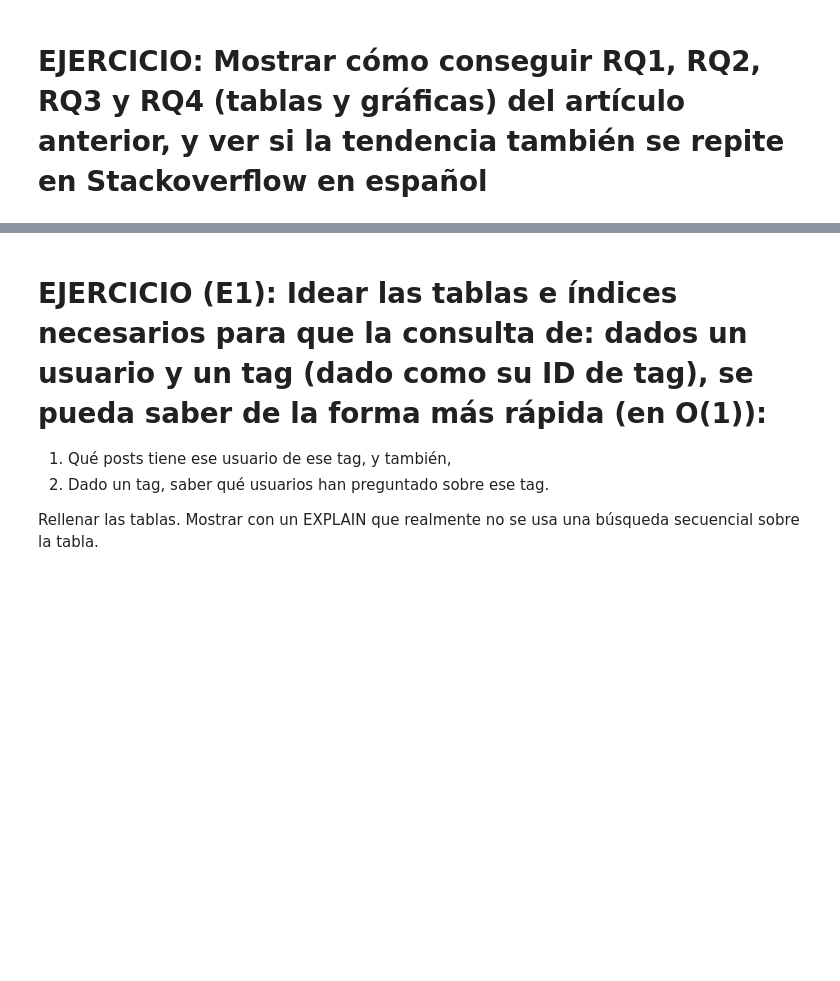
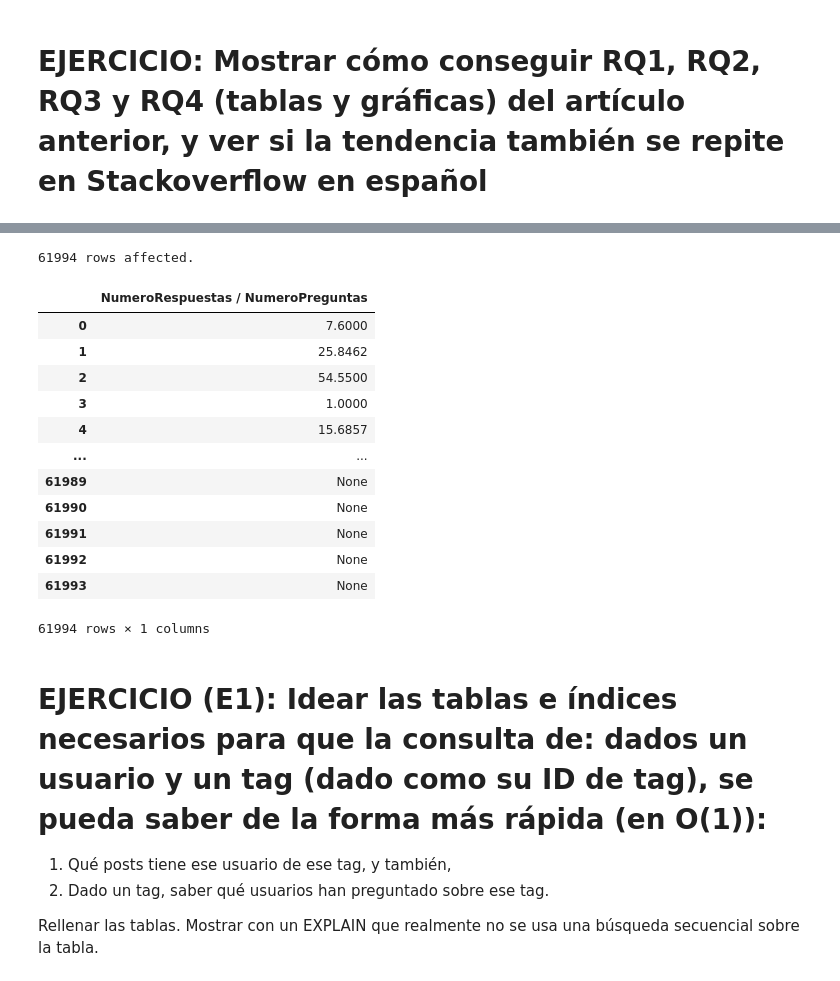
Before and after one commit to juanluserra/master_bigdata, a Jupyter notebook: BASES DE DATOS/Practicas/sesiones_sql/sesion2.ipynb, the cells around one changed output, grey strips where cells are left out. Drawn from its saved outputs; the diff is of its cells as text; code cells hidden in the pictures; blank space fills up the shorter version.

```diff
--- a/BASES DE DATOS/Practicas/sesiones_sql/sesion2.ipynb
+++ b/BASES DE DATOS/Practicas/sesiones_sql/sesion2.ipynb
@@ -761,3 +907,24 @@ jupyter_config_dir()
+# %%
+%%sql
+
+SELECT NumeroRespuestas / NumeroPreguntas
+FROM joinR3
+;
+# %% [output]
+61994 rows affected.
+|  | NumeroRespuestas / NumeroPreguntas |
+| 0 | 7.6000 |
+| 1 | 25.8462 |
+| 2 | 54.5500 |
+| 3 | 1.0000 |
+| 4 | 15.6857 |
+| ... | ... |
+| 61989 | None |
+| 61990 | None |
+| 61991 | None |
+| 61992 | None |
+| 61993 | None |
+61994 rows × 1 columns
 # %% [markdown]
 # EJERCICIO (E1): Idear las tablas e índices necesarios para que la consulta de: dados un usuario y un tag (dado como su ID de tag), se pueda saber de la forma más rápida (en O(1)):
 
```
Also changed, not shown: parts of 22 cells of this notebook, 1 other file.
